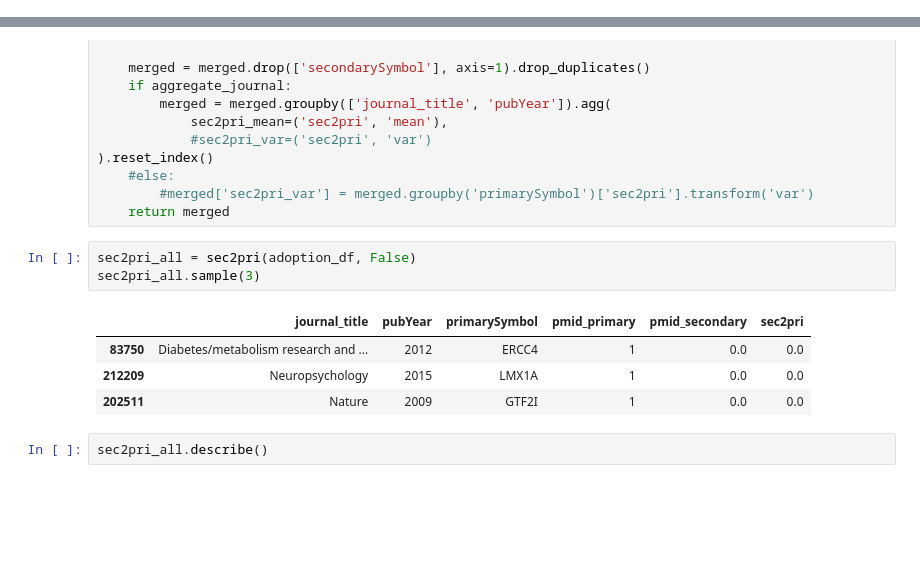
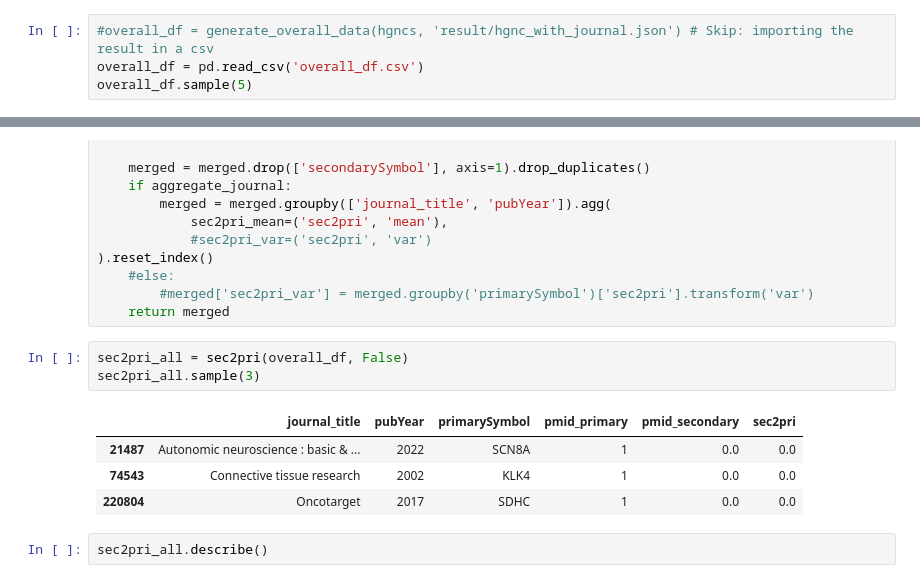
Before and after one commit to sec2pri/usecases, a Jupyter notebook: bibliometric_symbol_usage/HGNC_symbols_literature.ipynb, the cells around one changed output, grey strips where cells are left out. Saved outputs shown, nothing was run; the diff lists cells and outputs as text; blank space fills up the shorter version.

```diff
--- a/bibliometric_symbol_usage/HGNC_symbols_literature.ipynb
+++ b/bibliometric_symbol_usage/HGNC_symbols_literature.ipynb
@@ -123,0 +149,4 @@ adoption_df.sample(5)
+# %%
+#overall_df = generate_overall_data(hgncs, 'result/hgnc_with_journal.json') # Skip: importing the result in a csv
+overall_df = pd.read_csv('overall_df.csv')
+overall_df.sample(5)
@@ -204,13 +341,13 @@ def sec2pri(df, aggregate_journal = True):
         #merged['sec2pri_var'] = merged.groupby('primarySymbol')['sec2pri'].transform('var')
     return merged
 # %%
-sec2pri_all = sec2pri(adoption_df, False)
+sec2pri_all = sec2pri(overall_df, False)
 sec2pri_all.sample(3)
 # %% [output]
 |  | journal_title | pubYear | primarySymbol | pmid_primary | pmid_secondary | sec2pri |
-| 83750 | Diabetes/metabolism research and ... | 2012 | ERCC4 | 1 | 0.0 | 0.0 |
-| 212209 | Neuropsychology | 2015 | LMX1A | 1 | 0.0 | 0.0 |
-| 202511 | Nature | 2009 | GTF2I | 1 | 0.0 | 0.0 |
+| 21487 | Autonomic neuroscience : basic & ... | 2022 | SCN8A | 1 | 0.0 | 0.0 |
+| 74543 | Connective tissue research | 2002 | KLK4 | 1 | 0.0 | 0.0 |
+| 220804 | Oncotarget | 2017 | SDHC | 1 | 0.0 | 0.0 |
 # %%
 sec2pri_all.describe()
 # %% [output]
```
Also changed, not shown: parts of 53 cells of this notebook, 1 other file.
